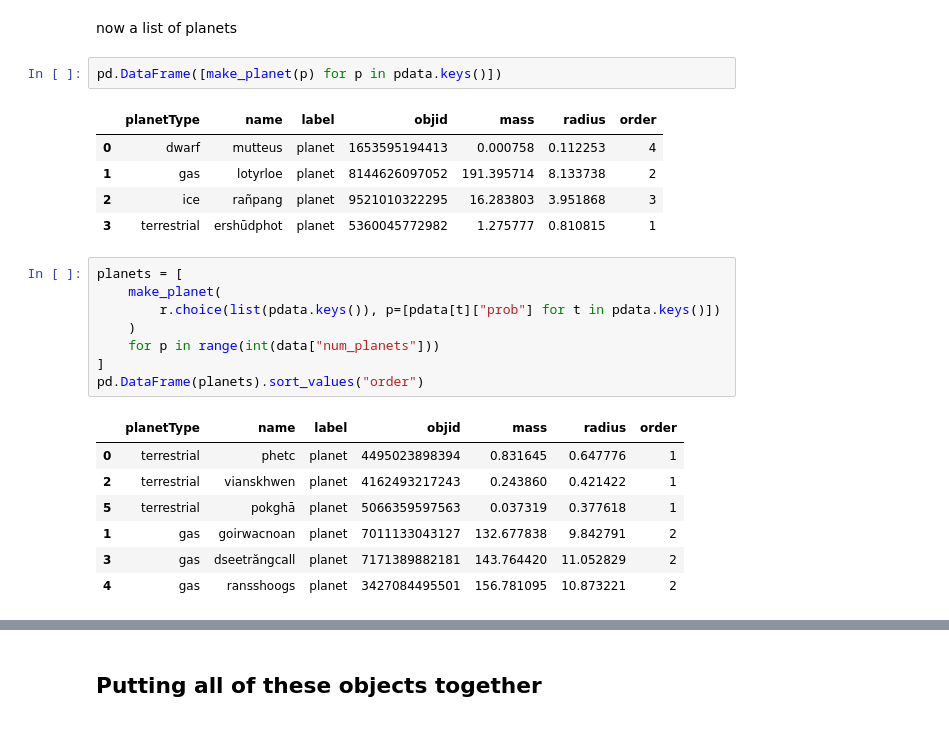
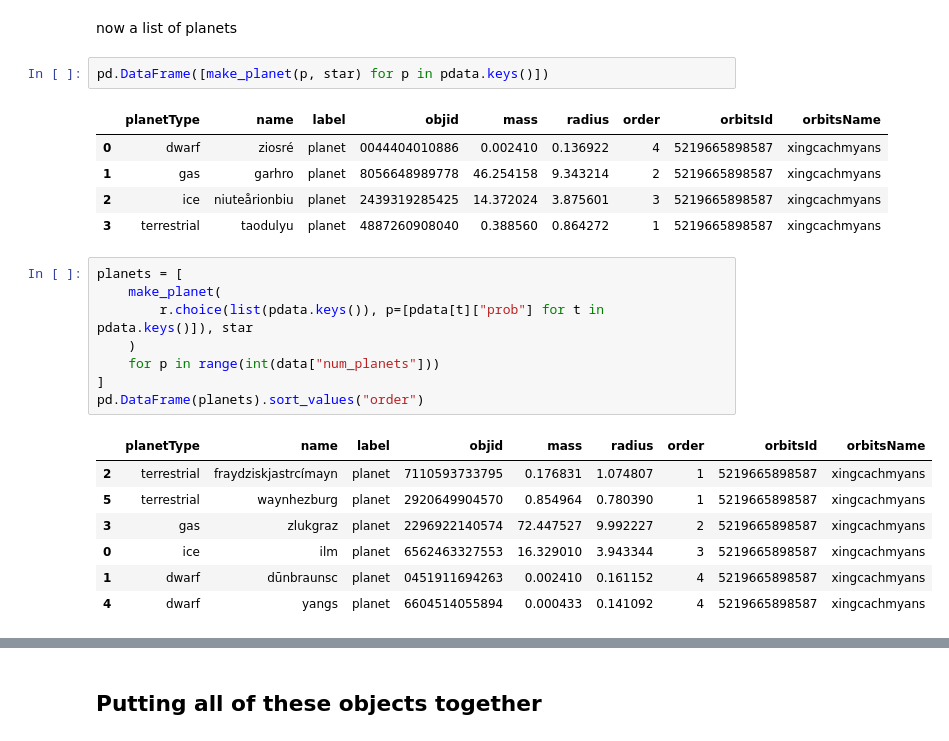
Before and after one commit to BillmanH/exoplanets, a Jupyter notebook: notebooks/Build Home System.ipynb, the cells around one changed output, grey strips where cells are left out. Drawn from its saved outputs; the diff is of its cells as text.

```diff
--- a/notebooks/Build Home System.ipynb
+++ b/notebooks/Build Home System.ipynb
@@ -93,29 +95,29 @@ star
 # %% [markdown]
 now a list of planets
 # %%
-pd.DataFrame([make_planet(p) for p in pdata.keys()])
+pd.DataFrame([make_planet(p, star) for p in pdata.keys()])
 # %% [output]
-|  | planetType | name | label | objid | mass | radius | order |
-| 0 | dwarf | mutteus | planet | 1653595194413 | 0.000758 | 0.112253 | 4 |
-| 1 | gas | lotyrloe | planet | 8144626097052 | 191.395714 | 8.133738 | 2 |
-| 2 | ice | rañpang | planet | 9521010322295 | 16.283803 | 3.951868 | 3 |
-| 3 | terrestrial | ershūdphot | planet | 5360045772982 | 1.275777 | 0.810815 | 1 |
+|  | planetType | name | label | objid | mass | radius | order | orbitsId | orbitsName |
+| 0 | dwarf | ziosré | planet | 0044404010886 | 0.002410 | 0.136922 | 4 | 5219665898587 | xingcachmyans |
+| 1 | gas | garhro | planet | 8056648989778 | 46.254158 | 9.343214 | 2 | 5219665898587 | xingcachmyans |
+| 2 | ice | niuteårionbiu | planet | 2439319285425 | 14.372024 | 3.875601 | 3 | 5219665898587 | xingcachmyans |
+| 3 | terrestrial | taodulyu | planet | 4887260908040 | 0.388560 | 0.864272 | 1 | 5219665898587 | xingcachmyans |
 # %%
 planets = [
     make_planet(
-        r.choice(list(pdata.keys()), p=[pdata[t]["prob"] for t in pdata.keys()])
+        r.choice(list(pdata.keys()), p=[pdata[t]["prob"] for t in pdata.keys()]), star
     )
     for p in range(int(data["num_planets"]))
 ]
 pd.DataFrame(planets).sort_values("order")
 # %% [output]
-|  | planetType | name | label | objid | mass | radius | order |
-| 0 | terrestrial | phetc | planet | 4495023898394 | 0.831645 | 0.647776 | 1 |
-| 2 | terrestrial | vianskhwen | planet | 4162493217243 | 0.243860 | 0.421422 | 1 |
-| 5 | terrestrial | pokghā | planet | 5066359597563 | 0.037319 | 0.377618 | 1 |
-| 1 | gas | goirwacnoan | planet | 7011133043127 | 132.677838 | 9.842791 | 2 |
-| 3 | gas | dseetrăngcall | planet | 7171389882181 | 143.764420 | 11.052829 | 2 |
-| 4 | gas | ransshoogs | planet | 3427084495501 | 156.781095 | 10.873221 | 2 |
+|  | planetType | name | label | objid | mass | radius | order | orbitsId | orbitsName |
+| 2 | terrestrial | fraydziskjastrcímayn | planet | 7110593733795 | 0.176831 | 1.074807 | 1 | 5219665898587 | xingcachmyans |
+| 5 | terrestrial | waynhezburg | planet | 2920649904570 | 0.854964 | 0.780390 | 1 | 5219665898587 | xingcachmyans |
+| 3 | gas | zlukgraz | planet | 2296922140574 | 72.447527 | 9.992227 | 2 | 5219665898587 | xingcachmyans |
+| 0 | ice | ilm | planet | 6562463327553 | 16.329010 | 3.943344 | 3 | 5219665898587 | xingcachmyans |
+| 1 | dwarf | dūnbraunsc | planet | 0451911694263 | 0.002410 | 0.161152 | 4 | 5219665898587 | xingcachmyans |
+| 4 | dwarf | yangs | planet | 6604514055894 | 0.000433 | 0.141092 | 4 | 5219665898587 | xingcachmyans |
 # %%
 moons = [
     make_moon(
```
Also changed, not shown: parts of 13 cells of this notebook, 4 other files.
